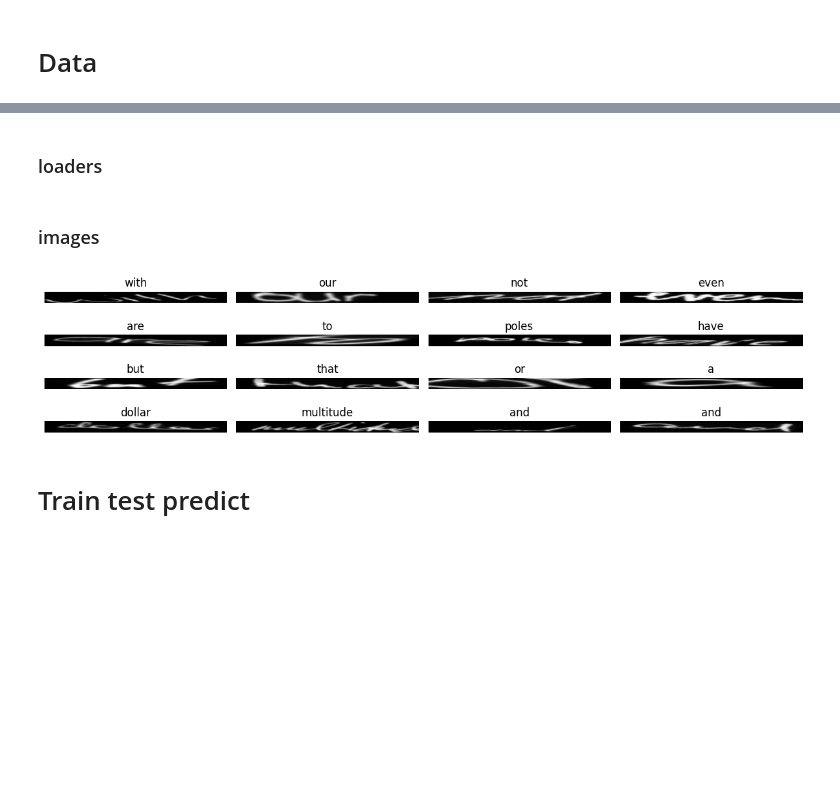
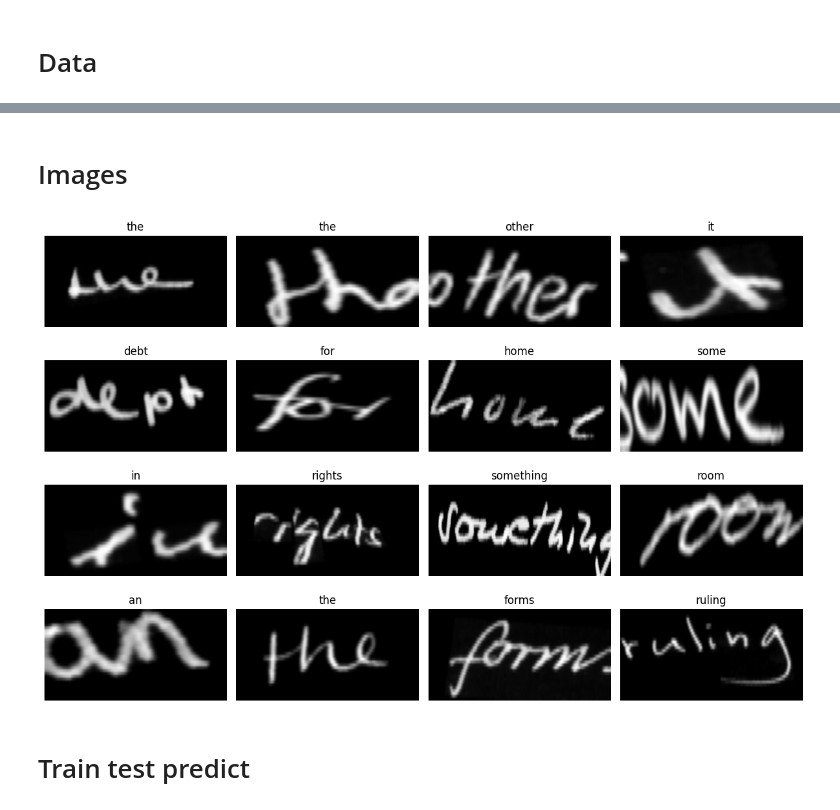
Before and after one commit to jGrzyb/handwriting_recognition, a Jupyter notebook: hand.ipynb, the cells around one changed output, grey strips where cells are left out. Drawn from its saved outputs; the diff is of its cells as text; code cells hidden in the pictures; blank space fills up the shorter version.

Commit message:
sampler

```diff
--- a/hand.ipynb
+++ b/hand.ipynb
@@ -89,0 +81,16 @@ def sample_loader(loader: DataLoader, procent: float):
+# %%
+def create_sampler(dataset: datasets.ImageFolder):
+    df = pd.DataFrame(dataset.samples, columns=['filename', 'class'])
+    df['label'] = df['class'].apply(lambda x: ''.join([i for i in dataset.classes[x] if i != ' ']))
+    df['length'] = df['label'].apply(len)
+    length_df = df['length'].value_counts().sort_index()
+    class_count = df['class'].value_counts().sort_index()
+    df['class_length'] = df['length'].apply(lambda x: length_df.iloc[x-1])
+    df['class_count'] = df['class'].apply(lambda x: class_count.iloc[x])
+    df['result'] = df['class_length'] / df['class_count']
+    return WeightedRandomSampler(df['result'].values, len(df['result']))
+
+    # class_counts = np.bincount([label for _, label in dataset.samples])
+    # class_weights = 1.0 / class_counts
+    # sample_weights = [class_weights[label] for _, label in dataset.samples]
+    # return WeightedRandomSampler(sample_weights, len(sample_weights))
@@ -175,7 +197,8 @@ class HandWritingDataset(datasets.ImageFolder):
         label_transofrm=None,
         augument: transforms.Compose = None
     ):
-        if augument is not None:
+        self.augument = augument
+        if self.augument is not None:
             transform = transforms.Compose([
                 augument,
                 transform
@@ -244,2 +260,21 @@ sampler = WeightedRandomSampler(sample_weights, len(sample_weights))
+# %%
+dist_loader = DataLoader(
+    test_dataset,
+    batch_size=32,
+    num_workers=4,
+    shuffle=True,
+)
+
+results = []
+for i, (ims, labels) in enumerate(dist_loader):
+    results.extend([Params.decode_string(i) for i in labels.tolist()])
+
+res_df = pd.DataFrame(results, columns=['word'])
+
+res_df.value_counts().plot(figsize=(20, 5), logy=True)
+plt.show()
+
+res_df['word'].apply(len).value_counts().sort_index().plot()
+plt.show()
 # %% [markdown]
-### loaders
+# Images
@@ -268,21 +281,18 @@ test_loader = DataLoader(
-# %% [markdown]
-### images
 # %%
-# Get a batch of images and labels
+train_loader = DataLoader(train_dataset, batch_size=32, num_workers=4, shuffle=True)
 images, labels = next(iter(train_loader))
 
-# Plot 16 images
-fig, axes = plt.subplots(4, 4, figsize=(12, 3))
+fig, axes = plt.subplots(4, 4, figsize=(12, 8))
 for i, ax in enumerate(axes.flatten()):
     if i >= len(images):
         break
-    ax.imshow(images[i][0].cpu(), cmap='gray')  # Assuming grayscale images
+    ax.imshow(images[i][0].cpu(), cmap='gray', aspect=8)
     ax.set_title(Params.decode_string(labels[i].tolist()))
     ax.axis('off')
 plt.tight_layout()
 plt.show()
 # %% [output]
-[figure, old version]
+[figure, new version]
 # %% [markdown]
 # Train test predict
 # %% [markdown]
```
Also changed, not shown: parts of 20 cells of this notebook.
